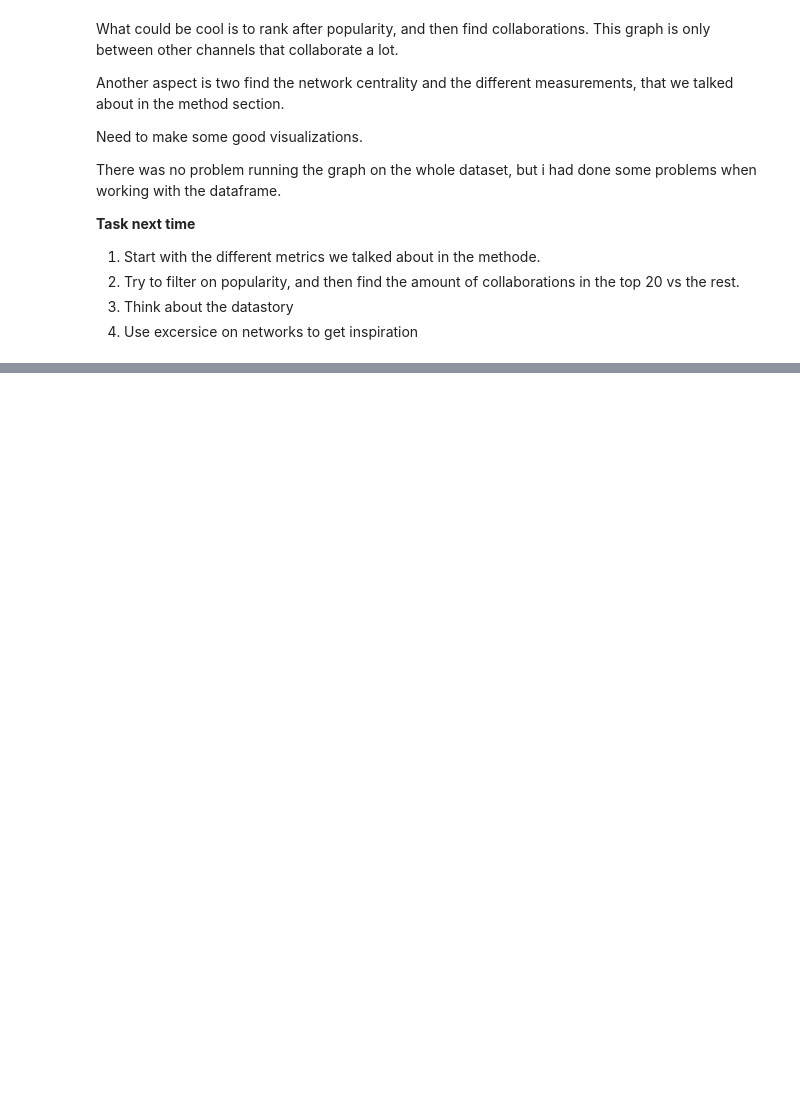
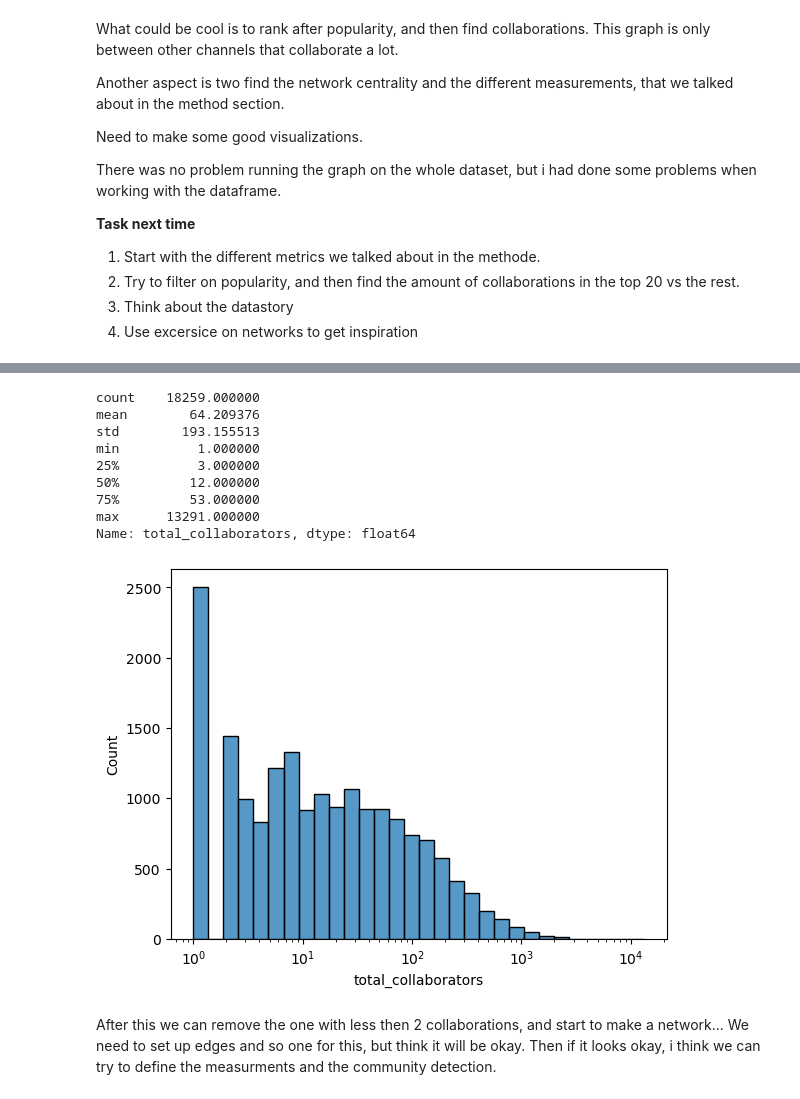
Before and after one commit to epfl-ada/ada-2023-project-adacadabra, a Jupyter notebook: Project_partMats.ipynb, the cells around one changed output, grey strips where cells are left out. Drawn from its saved outputs; the diff is of its cells as text; code cells hidden in the pictures; blank space fills up the shorter version.

Commit message:
Mats_update on network

```diff
--- a/Project_partMats.ipynb
+++ b/Project_partMats.ipynb
@@ -381,0 +426,4 @@ There was no problem running the graph on the whole dataset, but i had done some
+# %%
+df_collab_per_week_nonNAN_index_reset = df_collab_per_week_nonNAN.reset_index()
+display(df_collab_per_week_nonNAN_index_reset[df_collab_per_week_nonNAN_index_reset['channel_id']=='UCgc8PshAGngxCLCMfoy8NpQ'])
+print(df_collab_per_week_nonNAN_index_reset.iloc[1854].loc['extracted_collaborators'])
@@ -381,0 +445,13 @@ There was no problem running the graph on the whole dataset, but i had done some
+# %%
+def remove_duplicates(collab_list):
+    """
+    Return a list with only unique items.
+    """
+    return list(set(collab_list))
+
+# Apply the function to the 'extracted_collaborators' column
+df_collab_per_week_nonNAN_index_reset['unique_collaborators'] = df_collab_per_week_nonNAN_index_reset['extracted_collaborators'].apply(remove_duplicates)
+
+
+display(df_collab_per_week_nonNAN_index_reset[df_collab_per_week_nonNAN_index_reset['channel_id']=='UCgc8PshAGngxCLCMfoy8NpQ'])
+print(df_collab_per_week_nonNAN_index_reset.iloc[1854].loc['extracted_collaborators'])
@@ -381,0 +473,8 @@ There was no problem running the graph on the whole dataset, but i had done some
+# %%
+df_collab_per_week_nonNAN_index_reset['num_collaborators'] = df_collab_per_week_nonNAN_index_reset['unique_collaborators'].apply(len)
+# Group by 'channel_id' and sum the 'num_collaborators' for each unique channel
+aggregated_collaborators_df = df_collab_per_week_nonNAN_index_reset.groupby('channel_id')['num_collaborators'].sum().reset_index()
+
+# Rename the summed column to 'total_collaborators'
+aggregated_collaborators_df.rename(columns={'num_collaborators': 'total_collaborators'}, inplace=True)
+aggregated_collaborators_df.sort_values(by = 'total_collaborators',ascending=False).head(10)
@@ -381,0 +531,21 @@ There was no problem running the graph on the whole dataset, but i had done some
+# %%
+print(aggregated_collaborators_df['total_collaborators'].describe())
+
+# Histogram with adjusted bins and log scale
+sns.histplot(aggregated_collaborators_df, x="total_collaborators", bins=30, log_scale=True)
+plt.show()
+# %% [output]
+count    18259.000000
+mean        64.209376
+std        193.155513
+min          1.000000
+25%          3.000000
+50%         12.000000
+75%         53.000000
+max      13291.000000
+Name: total_collaborators, dtype: float64
+[figure, added]
+# %% [markdown]
+After this we can remove the one with less then 2 collaborations, and start to make a network...
+We need to set up edges and so one for this, but think it will be okay.
+Then if it looks okay, i think we can try to define the measurments and the community detection.
```
Also changed, not shown: parts of 19 cells of this notebook.
